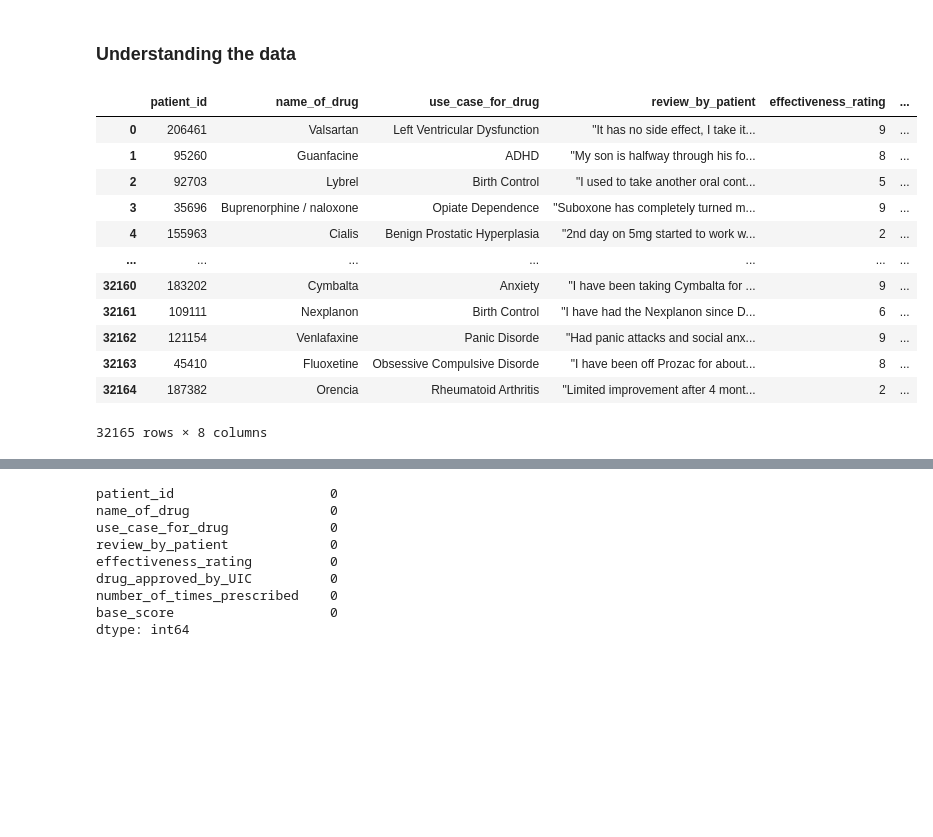
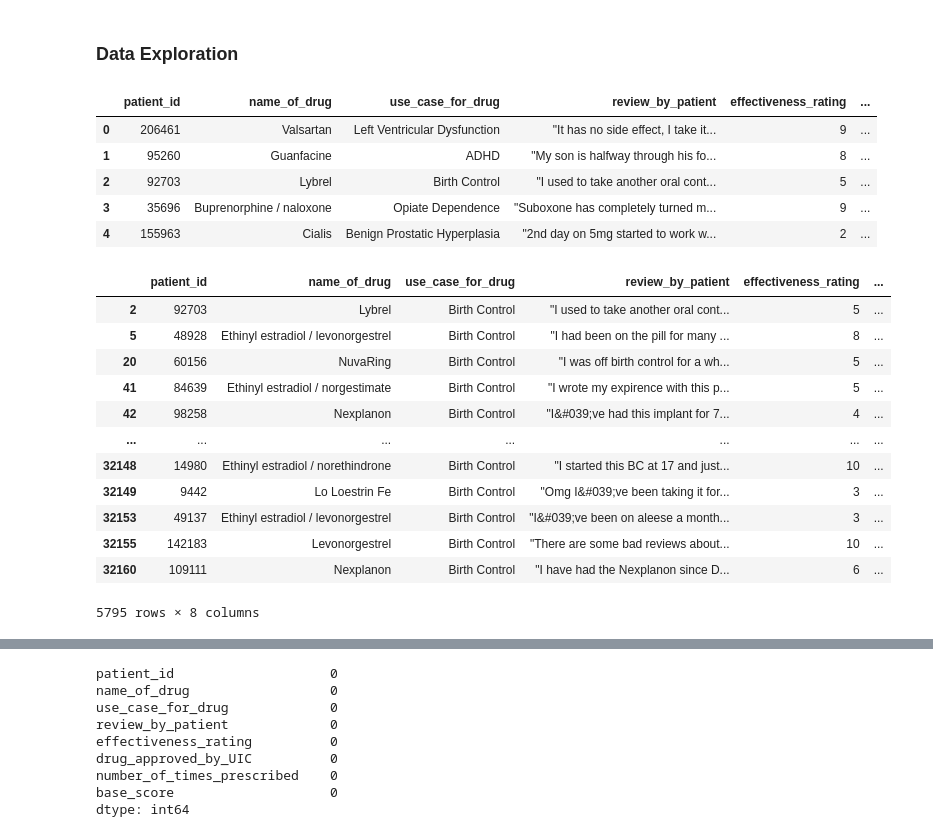
Before and after one commit to JeetDarekar001/Pharmaceutical-Reviews-NLP, a Jupyter notebook: NLP Test.ipynb, the cells around one changed output, grey strips where cells are left out. Saved outputs shown, nothing was run; the diff lists cells and outputs as text; code cells hidden in the pictures; blank space fills up the shorter version.

```diff
--- a/NLP Test.ipynb
+++ b/NLP Test.ipynb
@@ -4,2 +0,0 @@ import numpy as np
-# %% [markdown]
-### Understanding the data
@@ -6,20 +13,31 @@ import numpy as np
+# %% [markdown]
+### Data Exploration
 # %%
 df=pd.read_csv('train.csv')
-df
+df.head(5)
 # %% [output]
 |  | patient_id | name_of_drug | use_case_for_drug | review_by_patient | effectiveness_rating | ... |
 | 0 | 206461 | Valsartan | Left Ventricular Dysfunction | "It has no side effect, I take it... | 9 | ... |
 | 1 | 95260 | Guanfacine | ADHD | "My son is halfway through his fo... | 8 | ... |
 | 2 | 92703 | Lybrel | Birth Control | "I used to take another oral cont... | 5 | ... |
 | 3 | 35696 | Buprenorphine / naloxone | Opiate Dependence | "Suboxone has completely turned m... | 9 | ... |
 | 4 | 155963 | Cialis | Benign Prostatic Hyperplasia | "2nd day on 5mg started to work w... | 2 | ... |
-| ... | ... | ... | ... | ... | ... | ... |
-| 32160 | 183202 | Cymbalta | Anxiety | "I have been taking Cymbalta for ... | 9 | ... |
-| 32161 | 109111 | Nexplanon | Birth Control | "I have had the Nexplanon since D... | 6 | ... |
-| 32162 | 121154 | Venlafaxine | Panic Disorde | "Had panic attacks and social anx... | 9 | ... |
-| 32163 | 45410 | Fluoxetine | Obsessive Compulsive Disorde | "I have been off Prozac for about... | 8 | ... |
-| 32164 | 187382 | Orencia | Rheumatoid Arthritis | "Limited improvement after 4 mont... | 2 | ... |
-32165 rows × 8 columns
+# %%
+df[df['use_case_for_drug']=='Birth Control']
+# %% [output]
+|  | patient_id | name_of_drug | use_case_for_drug | review_by_patient | effectiveness_rating | ... |
+| 2 | 92703 | Lybrel | Birth Control | "I used to take another oral cont... | 5 | ... |
+| 5 | 48928 | Ethinyl estradiol / levonorgestrel | Birth Control | "I had been on the pill for many ... | 8 | ... |
+| 20 | 60156 | NuvaRing | Birth Control | "I was off birth control for a wh... | 5 | ... |
+| 41 | 84639 | Ethinyl estradiol / norgestimate | Birth Control | "I wrote my expirence with this p... | 5 | ... |
+| 42 | 98258 | Nexplanon | Birth Control | "I&#039;ve had this implant for 7... | 4 | ... |
+| ... | ... | ... | ... | ... | ... | ... |
+| 32148 | 14980 | Ethinyl estradiol / norethindrone | Birth Control | "I started this BC at 17 and just... | 10 | ... |
+| 32149 | 9442 | Lo Loestrin Fe | Birth Control | "Omg I&#039;ve been taking it for... | 3 | ... |
+| 32153 | 49137 | Ethinyl estradiol / levonorgestrel | Birth Control | "I&#039;ve been on aleese a month... | 3 | ... |
+| 32155 | 142183 | Levonorgestrel | Birth Control | "There are some bad reviews about... | 10 | ... |
+| 32160 | 109111 | Nexplanon | Birth Control | "I have had the Nexplanon since D... | 6 | ... |
+5795 rows × 8 columns
 # %%
 df.info()
 # %% [output]
```
Also changed, not shown: parts of 67 cells of this notebook.
